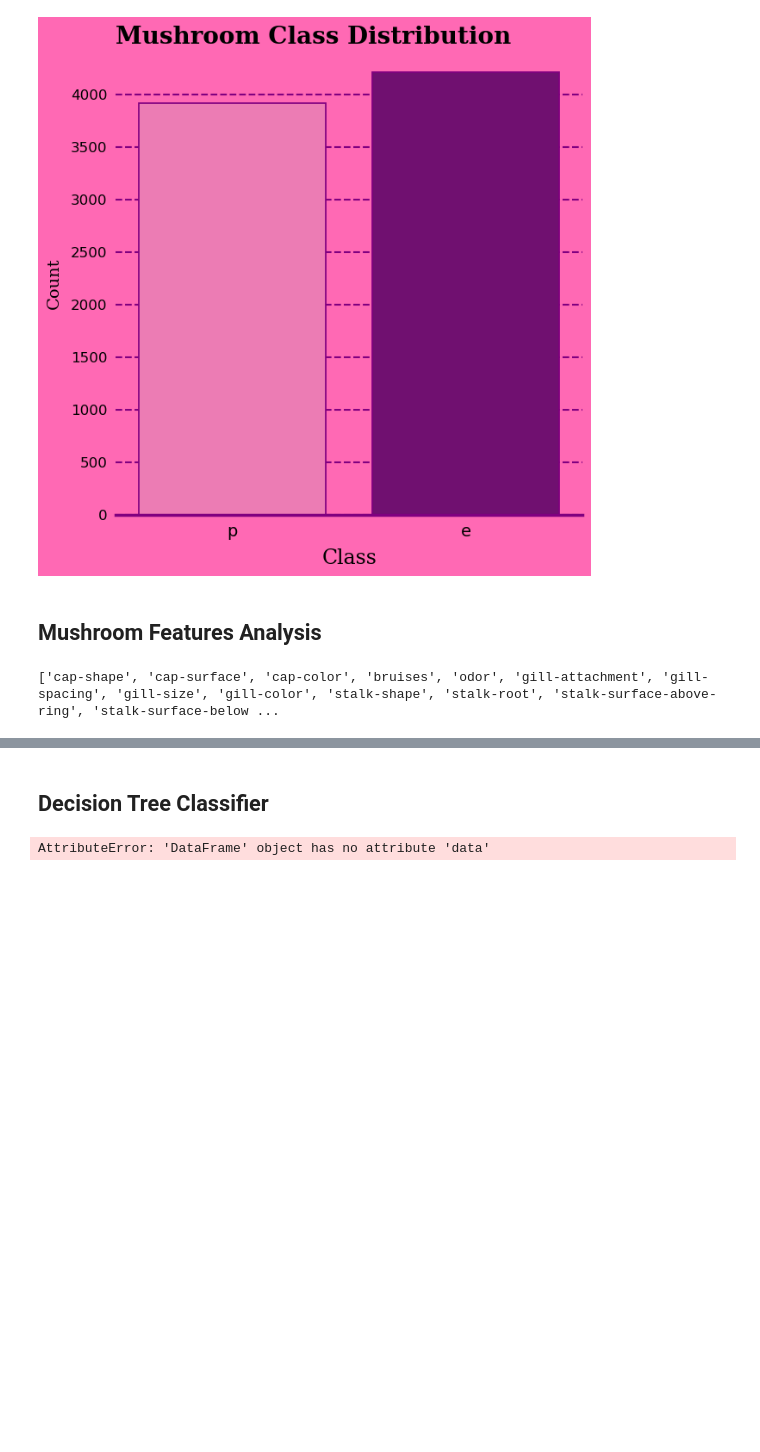
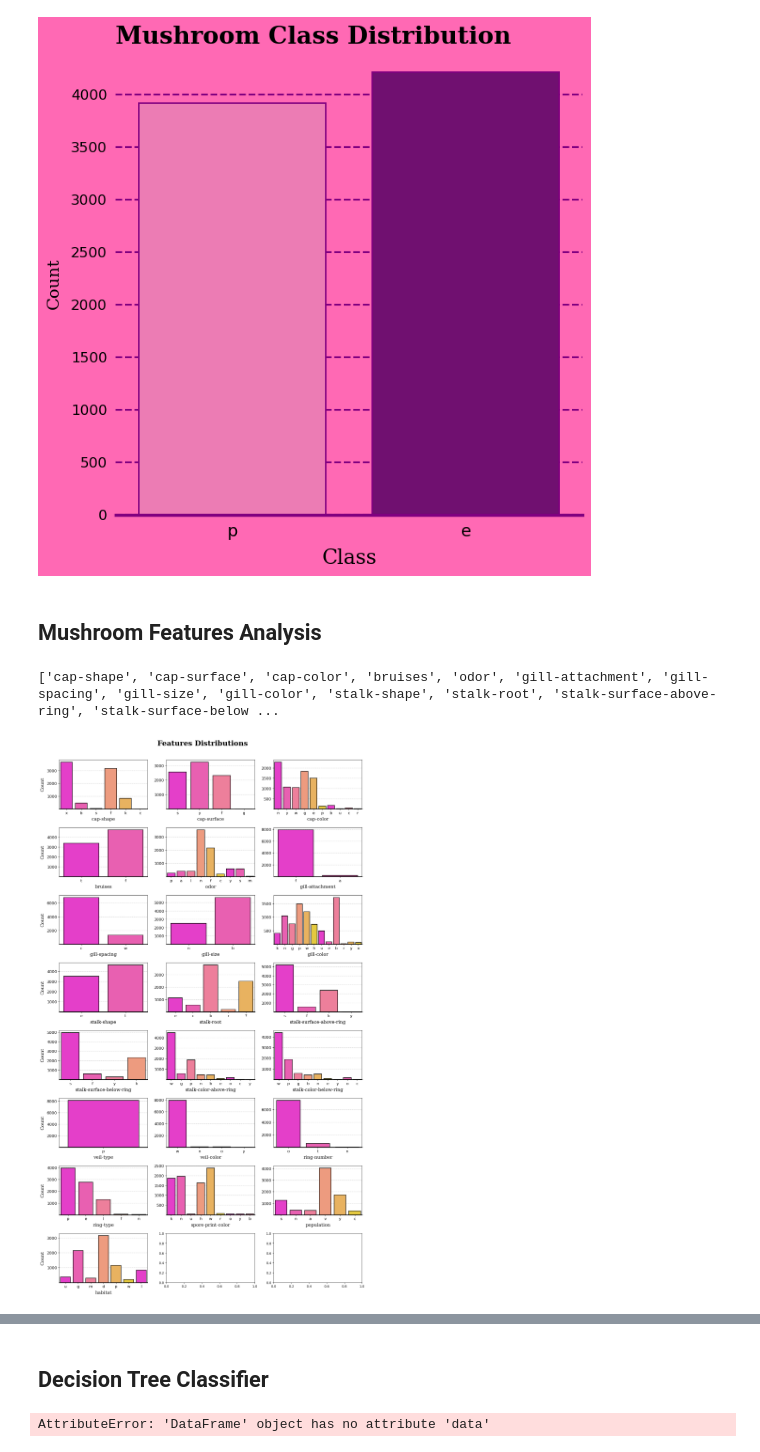
Before and after one commit to McKala1/MKK-Fun, a Jupyter notebook: mushroom_decision_trees_graphviz.ipynb, the cells around one changed output, grey strips where cells are left out. Cells and saved outputs as stored; diff of their text form; code cells hidden in the pictures; blank space fills up the shorter version.

Commit message:
more mushroom features graphs

```diff
--- a/mushroom_decision_trees_graphviz.ipynb
+++ b/mushroom_decision_trees_graphviz.ipynb
@@ -158,3 +158,39 @@ features = fungi.columns[1:].tolist()
 print(features, len(features))
 # %% [output]
 ['cap-shape', 'cap-surface', 'cap-color', 'bruises', 'odor', 'gill-attachment', 'gill-spacing', 'gill-size', 'gill-color', 'stalk-shape', 'stalk-root', 'stalk-surface-above-ring', 'stalk-surface-below ...
+# %%
+import matplotlib.pyplot as plt
+import seaborn as sns
+
+# Define springtime colors
+spring_palette = sns.color_palette("spring")
+
+# Assuming 'features' is a list of feature names
+rows = 8
+cols = 3
+
+fig, axes = plt.subplots(rows, cols, figsize=(15, 25))
+fig.set_facecolor("#fff")
+
+for idx, feature in enumerate(features):
+    ax = axes[idx // cols, idx % cols]  # Calculate subplot index
+    ax.set_facecolor("#fff")
+    ax.grid(axis="y", linewidth=1, color="lightgrey", linestyle="--", zorder=0)
+    sns.countplot(x=feature, palette=spring_palette, data=fungi, ec="black", alpha=1, linewidth=1.5, zorder=2, ax=ax)
+    ax.tick_params(axis='both', which='major', labelsize=12)
+    ax.set_xlabel(feature, fontsize=14, fontfamily="serif", labelpad=7)
+    ax.set_ylabel("Count" if idx % cols == 0 else "", fontsize=14, fontfamily="serif", labelpad=7)
+    ax.spines["bottom"].set(linewidth=2)
+    ax.set_ylim(1)
+    ax.set_title("")  # Remove title
+
+# Set main title
+fig.suptitle("Features Distributions", fontsize=22, fontweight="bold", fontfamily="serif")
+
+# Adjust layout
+fig.tight_layout(rect=[0.03, 0.03, 0.97, 0.97], w_pad=2, h_pad=1.5)
+
+# Show the plot
+plt.show()
+# %% [output]
+[figure, added]
```
Also changed, not shown: parts of 2 cells of this notebook.
